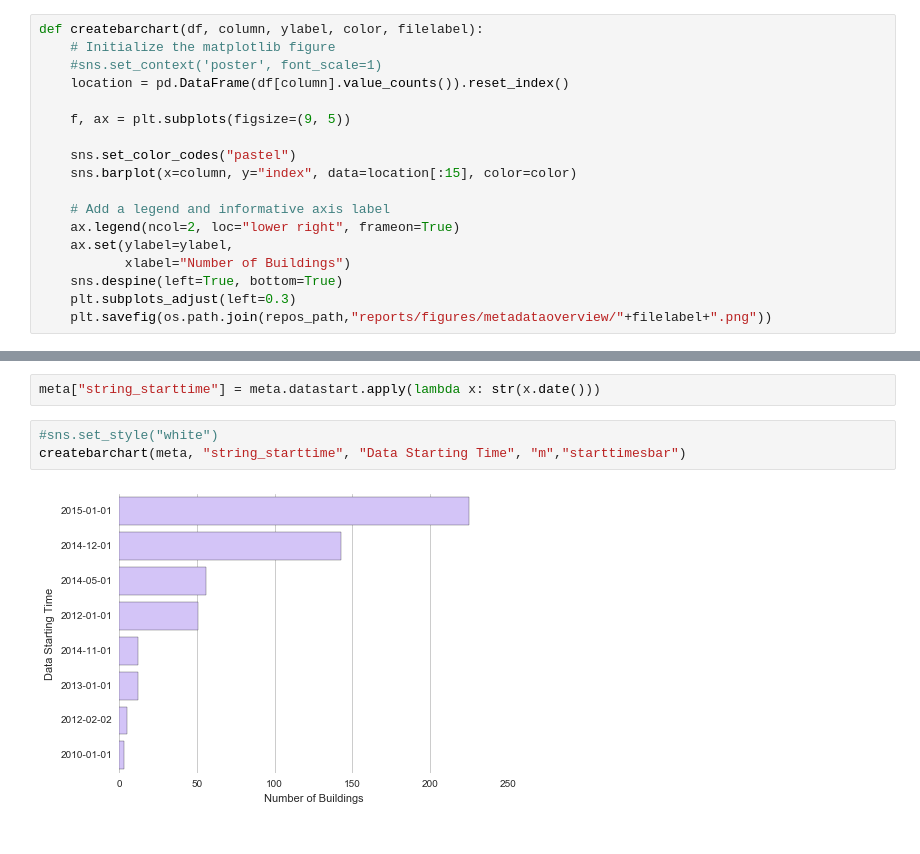
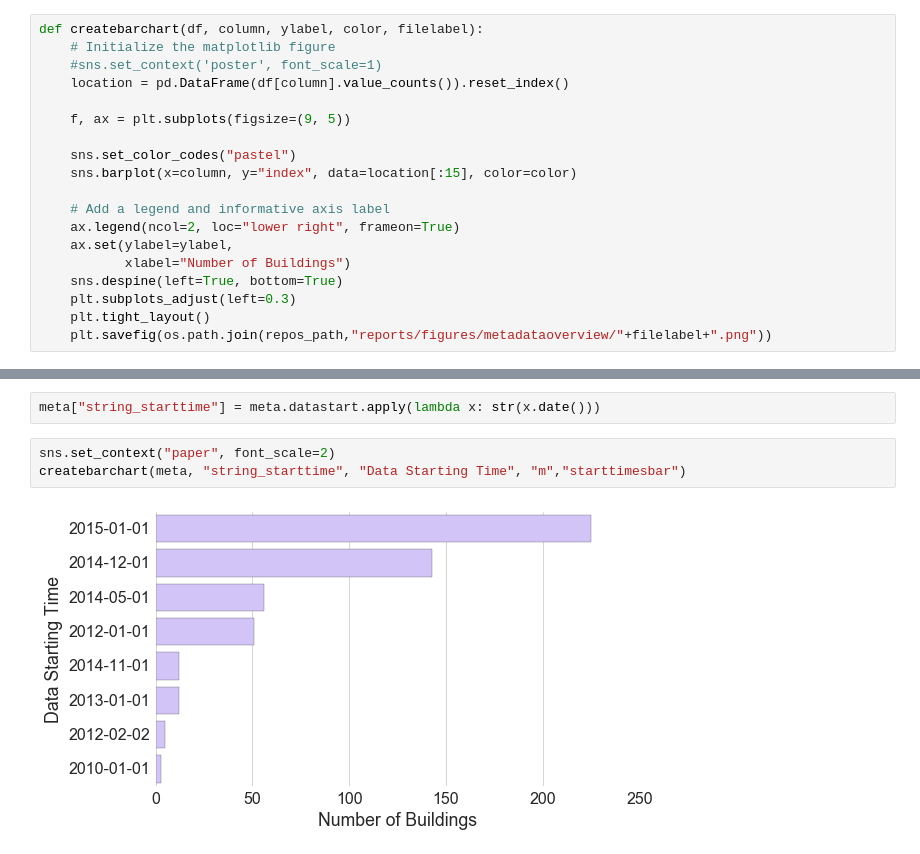
Before and after one commit to buds-lab/the-building-data-genome-project, a Jupyter notebook: notebooks/00_Meta Data Exploration.ipynb, the cells around one changed output, grey strips where cells are left out. Saved outputs shown, nothing was run; the diff lists cells and outputs as text.

```diff
--- a/notebooks/00_Meta Data Exploration.ipynb
+++ b/notebooks/00_Meta Data Exploration.ipynb
@@ -118,6 +118,7 @@ def createbarchart(df, column, ylabel, color, filelabel):
            xlabel="Number of Buildings")
     sns.despine(left=True, bottom=True)
     plt.subplots_adjust(left=0.3)
+    plt.tight_layout()
     plt.savefig(os.path.join(repos_path,"reports/figures/metadataoverview/"+filelabel+".png"))
 # %%
 location[:15]
@@ -134,10 +135,10 @@ location[:15]
 # %%
 meta["string_starttime"] = meta.datastart.apply(lambda x: str(x.date()))
 # %%
-#sns.set_style("white")
+sns.set_context("paper", font_scale=2)
 createbarchart(meta, "string_starttime", "Data Starting Time", "m","starttimesbar")
 # %% [output]
-[figure, old version]
+[figure, new version]
 # %%
 #sns.set_style("white")
 createbarchart(meta, "timezone", "Time Zones", "b","timezonesbar")
```
Also changed, not shown: parts of 10 cells of this notebook, 52 other files.
